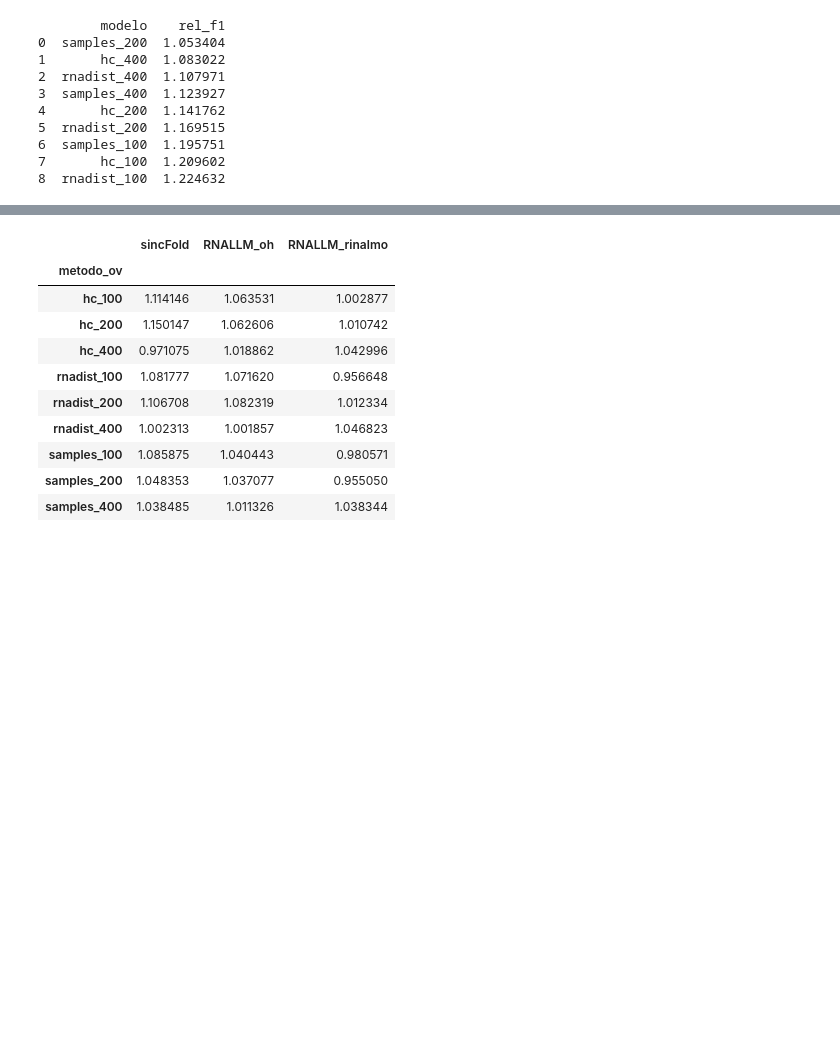
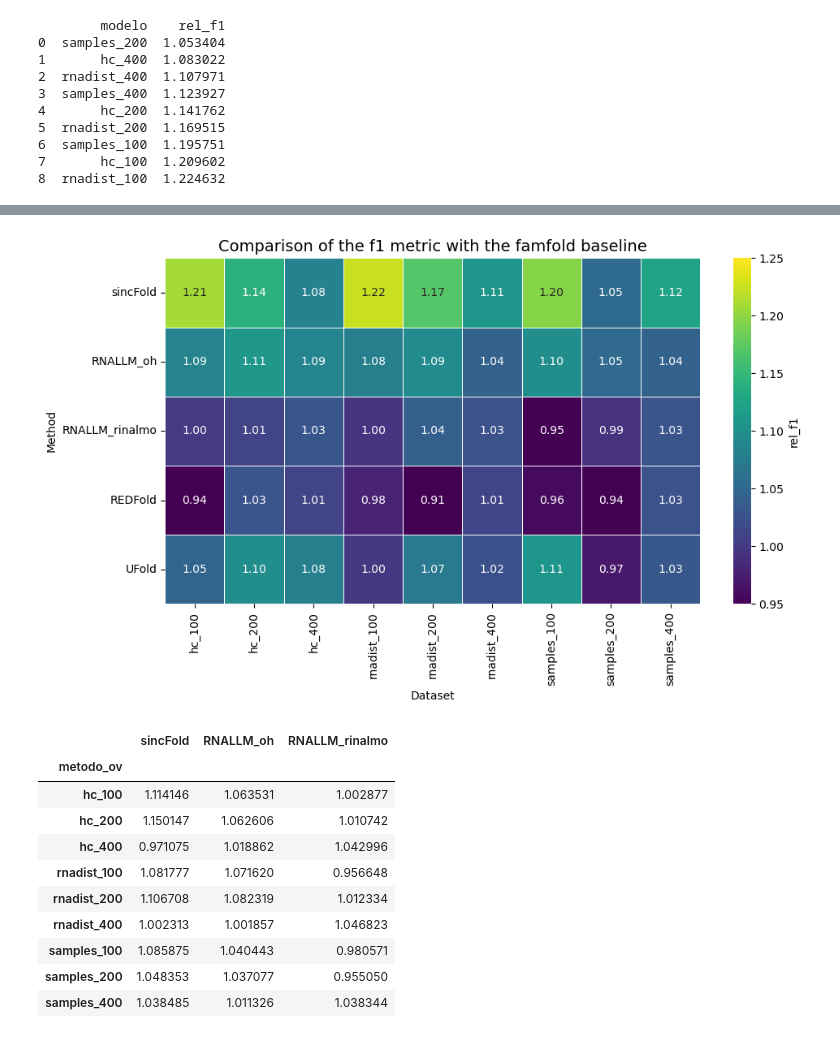
Before and after one commit to Gisch97/RNA-analysis, a Jupyter notebook: Experiments/f_ArchiveII/joint_analysis/collect_rel_f1.ipynb, the cells around one changed output, grey strips where cells are left out. Saved outputs shown, nothing was run; the diff lists cells and outputs as text; code cells hidden in the pictures; blank space fills up the shorter version.

```diff
--- a/Experiments/f_ArchiveII/joint_analysis/collect_rel_f1.ipynb
+++ b/Experiments/f_ArchiveII/joint_analysis/collect_rel_f1.ipynb
@@ -138,3 +161,33 @@ plt.show()
+# %%
+plt.figure(figsize=(10, 6))
+
+exps = ["hc_100",
+    "samples_100",
+    "rnadist_100",
+    "hc_200",
+    "samples_200",
+    "rnadist_200",
+    "hc_400",
+    "rnadist_400",
+    "samples_400",]
+df_final.sort_index()
+sns.heatmap(
+    df_final.T,
+    annot=True,  # Muestra los valores
+    fmt=".2f",  # Formato de números
+    cmap="viridis",  # Paleta de colores
+    linewidths=0.5,  # Separadores de celdas
+    cbar_kws={"label": "rel_f1"},  # Etiqueta de la barra de color
+    vmin=0.95,
+    vmax=1.25,
+)
+plt.title("Comparison of the f1 metric with the famfold baseline", fontsize=14)
+plt.ylabel("Method")
+plt.xlabel("Dataset")
+plt.tight_layout()
+plt.show()
+# %% [output]
+[figure, added]
 # %%
 # Lista con los dataframes y sus nombres
 dfs = {
```
Also changed, not shown: parts of 7 cells of this notebook, 14 other files.
